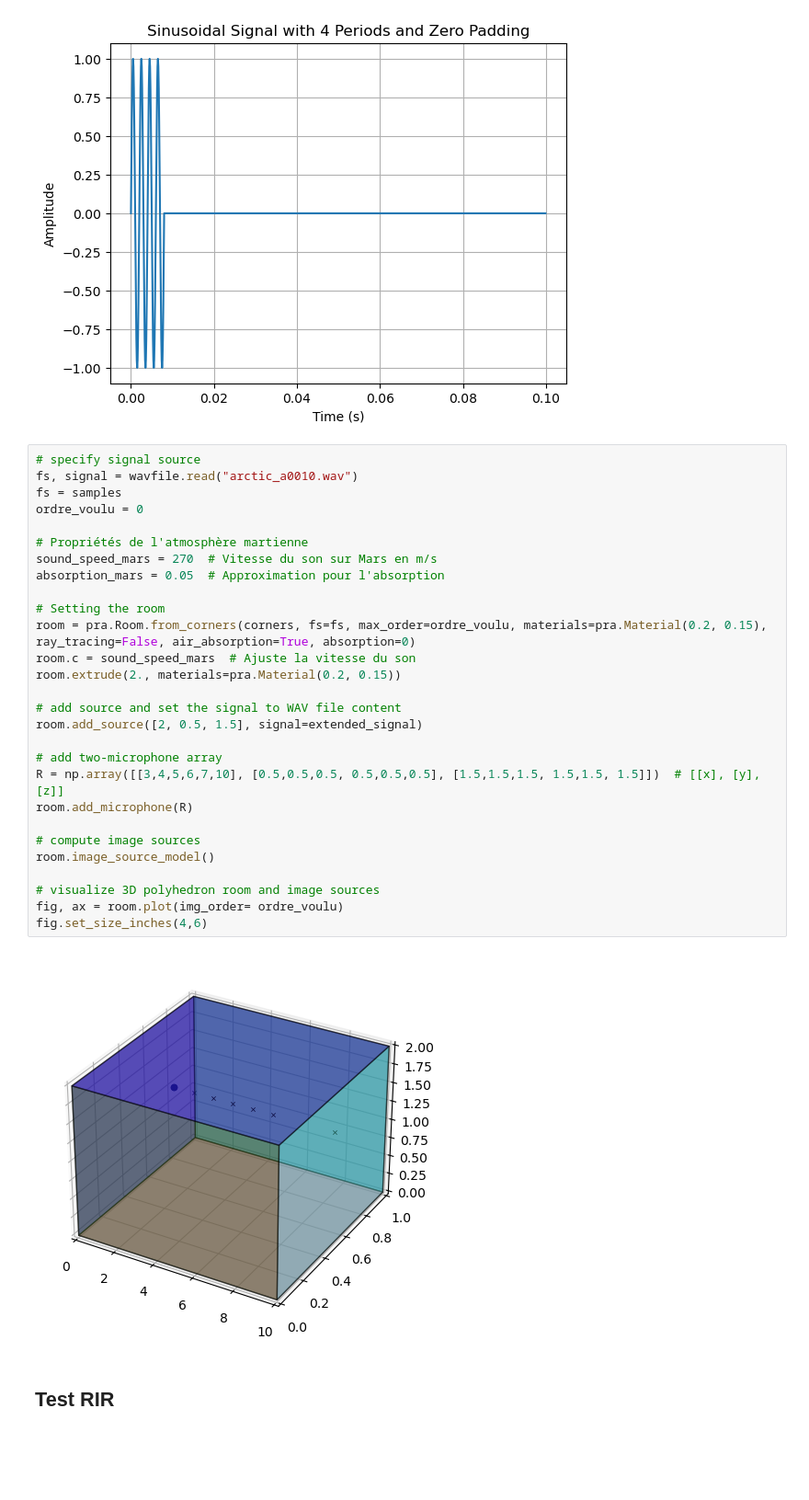
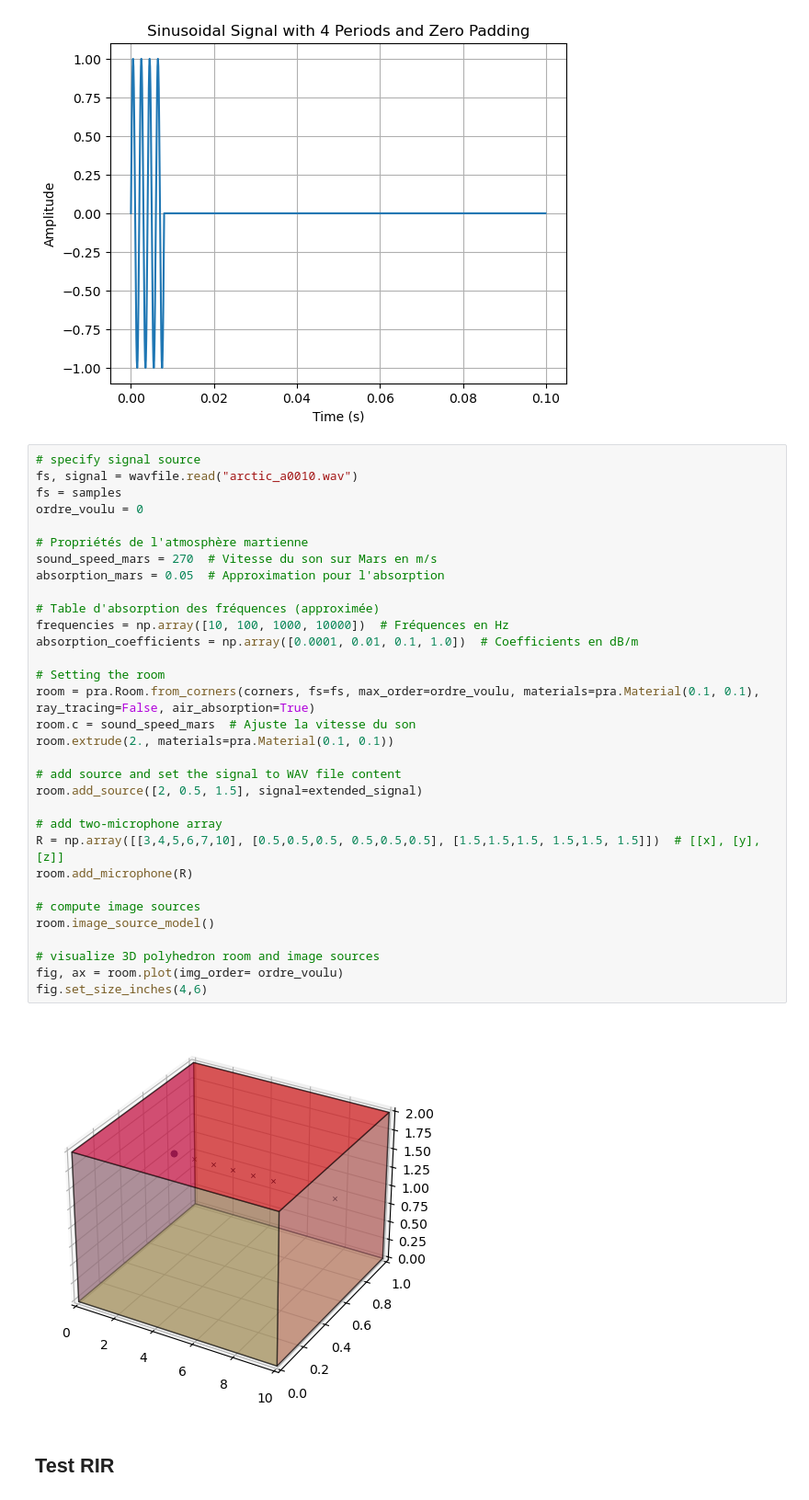
Before and after one commit to PierreDOE/TP2_Acoustics, a Jupyter notebook: Pierre_doe_TP2.ipynb, the cells around one changed output. Shown at 92% size. Cells and saved outputs as stored; diff of their text form; blank space fills up the shorter version.

```diff
--- a/Pierre_doe_TP2.ipynb
+++ b/Pierre_doe_TP2.ipynb
@@ -1429,33 +1429,37 @@ plt.show()
 # %%
 # specify signal source
 fs, signal = wavfile.read("arctic_a0010.wav")
 fs = samples
 ordre_voulu = 0
 
 # Propriétés de l'atmosphère martienne
 sound_speed_mars = 270  # Vitesse du son sur Mars en m/s
 absorption_mars = 0.05  # Approximation pour l'absorption
 
+# Table d'absorption des fréquences (approximée)
+frequencies = np.array([10, 100, 1000, 10000])  # Fréquences en Hz
+absorption_coefficients = np.array([0.0001, 0.01, 0.1, 1.0])  # Coefficients en dB/m
+
 # Setting the room
-room = pra.Room.from_corners(corners, fs=fs, max_order=ordre_voulu, materials=pra.Material(0.2, 0.15), ray_tracing=False, air_absorption=True, absorption=0)
+room = pra.Room.from_corners(corners, fs=fs, max_order=ordre_voulu, materials=pra.Material(0.1, 0.1), ray_tracing=False, air_absorption=True)
 room.c = sound_speed_mars  # Ajuste la vitesse du son
-room.extrude(2., materials=pra.Material(0.2, 0.15))
+room.extrude(2., materials=pra.Material(0.1, 0.1))
 
 # add source and set the signal to WAV file content
 room.add_source([2, 0.5, 1.5], signal=extended_signal)
 
 # add two-microphone array
 R = np.array([[3,4,5,6,7,10], [0.5,0.5,0.5, 0.5,0.5,0.5], [1.5,1.5,1.5, 1.5,1.5, 1.5]])  # [[x], [y], [z]]
 room.add_microphone(R)
 
 # compute image sources
 room.image_source_model()
 
 # visualize 3D polyhedron room and image sources
 fig, ax = room.plot(img_order= ordre_voulu)
 fig.set_size_inches(4,6)
 # %% [output]
-[figure, old version]
+[figure, new version]
 # %% [markdown]
 ## Test RIR
 # %% [markdown]
```
Also changed, not shown: parts of 17 cells of this notebook.
